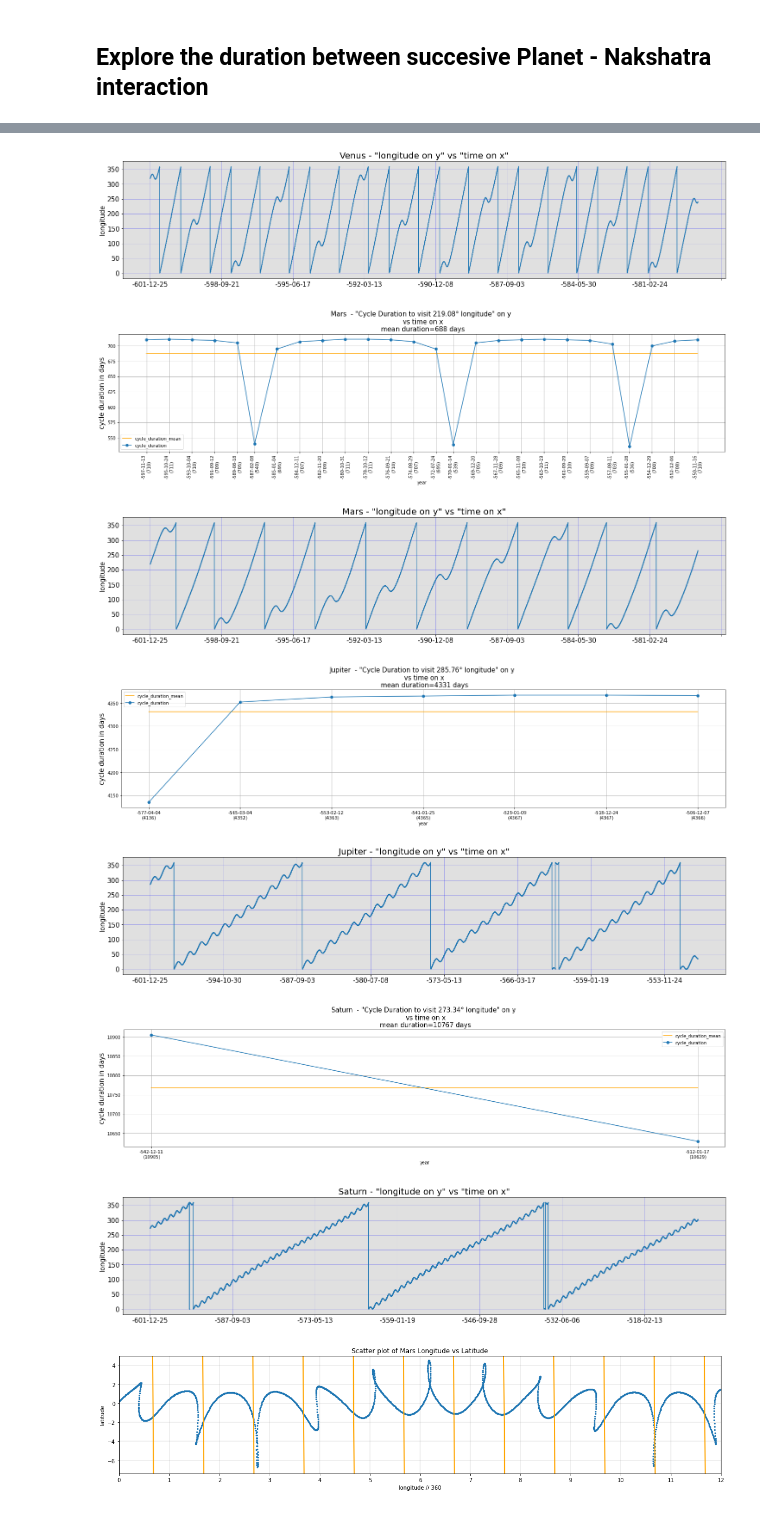
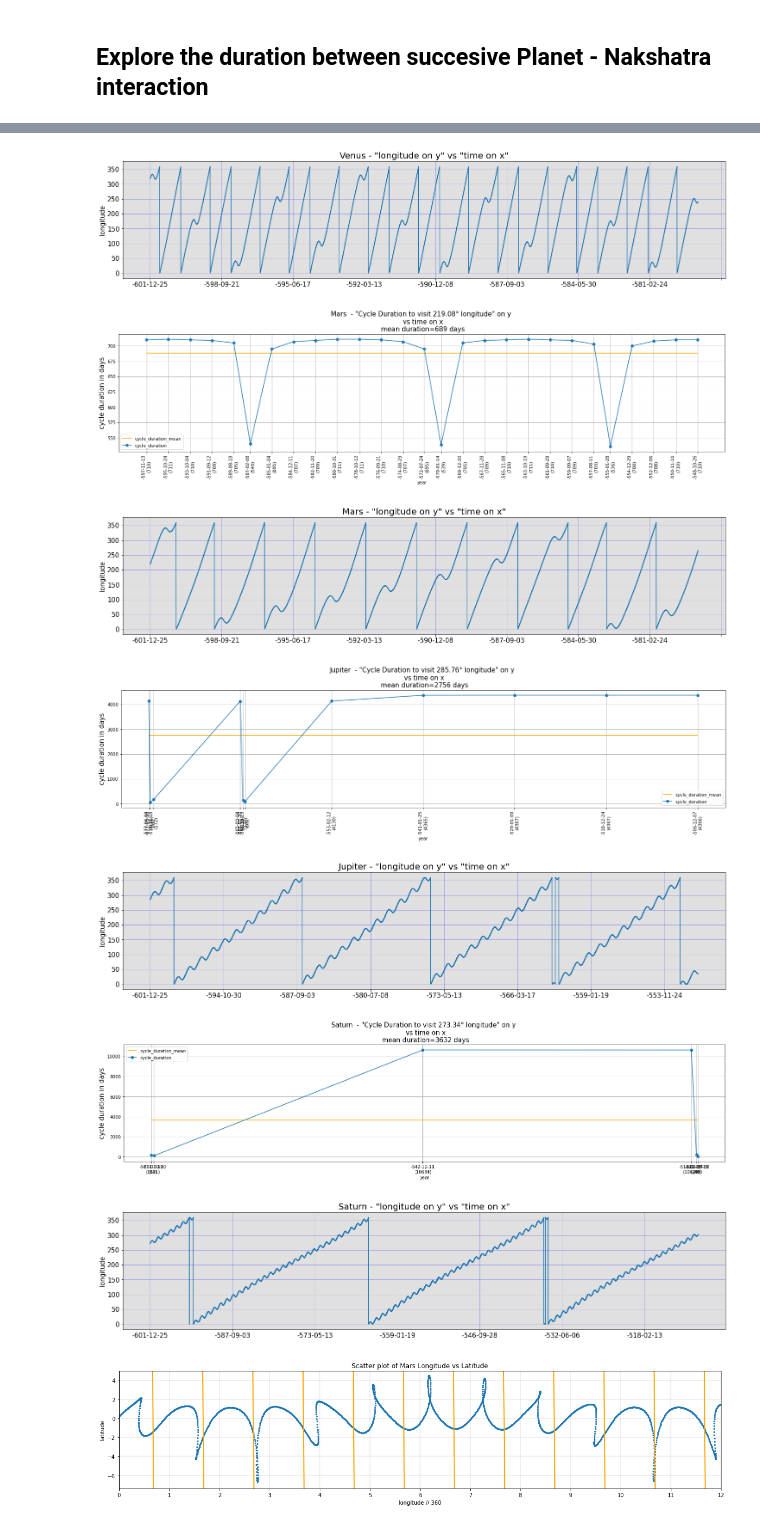
Before and after one commit to suchakr/cahc-utils, a Jupyter notebook: jyotisha/gruha_chaara.ipynb, the cells around one changed output, grey strips where cells are left out. Drawn from its saved outputs; the diff is of its cells as text; code cells hidden in the pictures.

```diff
--- a/jyotisha/gruha_chaara.ipynb
+++ b/jyotisha/gruha_chaara.ipynb
@@ -104,6 +104,6 @@ for g, limit, thr, tol, yr in zip(
 		[.8, .8, .8, .5, .05],
 		[-590, -580, -580, -550, -510] ):
 	gdf = fetch_gruha_df(gruha=g)
-	plot_gruha_near_naks(gdf, g, limit=limit, threshold=thr, tol=tol, naks_lon=gdf.elong.iloc[0])
+	plot_gruha_near_naks(gdf, g, limit=limit, threshold=thr/thr, tol=tol, naks_lon=gdf.elong.iloc[0])
 	plot_gruha_lon_vs_time(gdf, g, yr)
 # %% [output]
@@ -113,9 +113,9 @@ for g, limit, thr, tol, yr in zip(
 [figure]
-[figure, old version]
+[figure, new version]
 [figure]
-[figure, old version]
+[figure, new version]
 [figure]
-[figure, old version]
+[figure, new version]
 [figure]
 # %%
 
```
Also changed, not shown: parts of 1 cell of this notebook, 18 other files.
